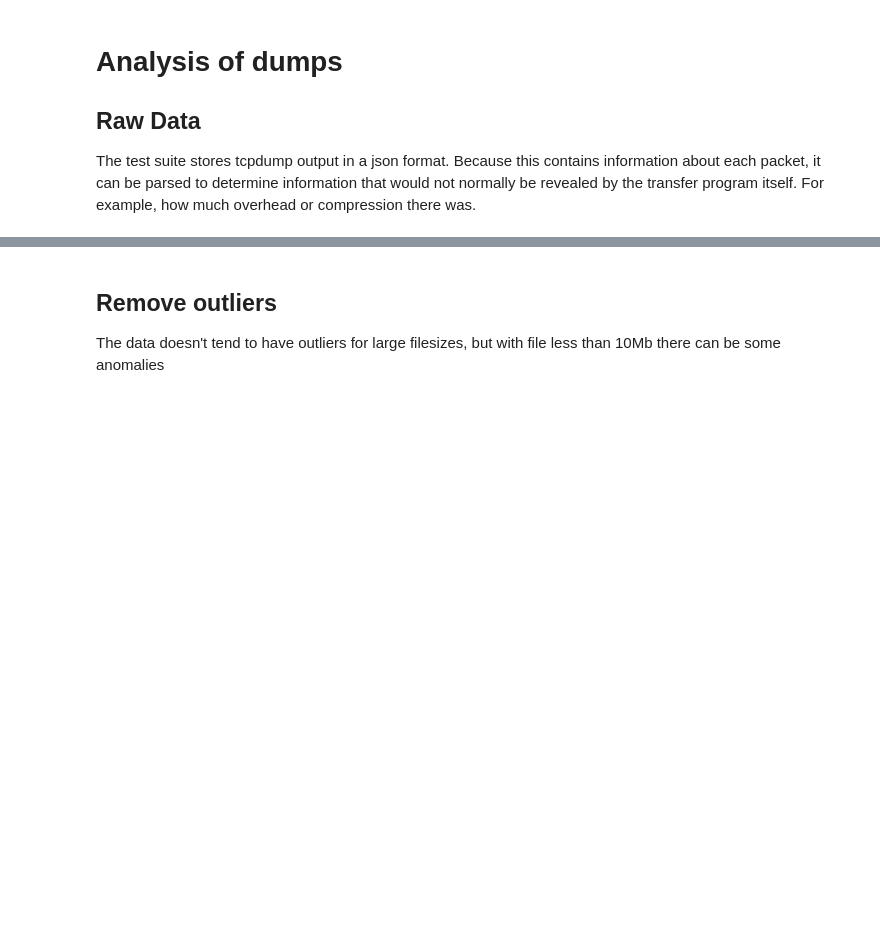
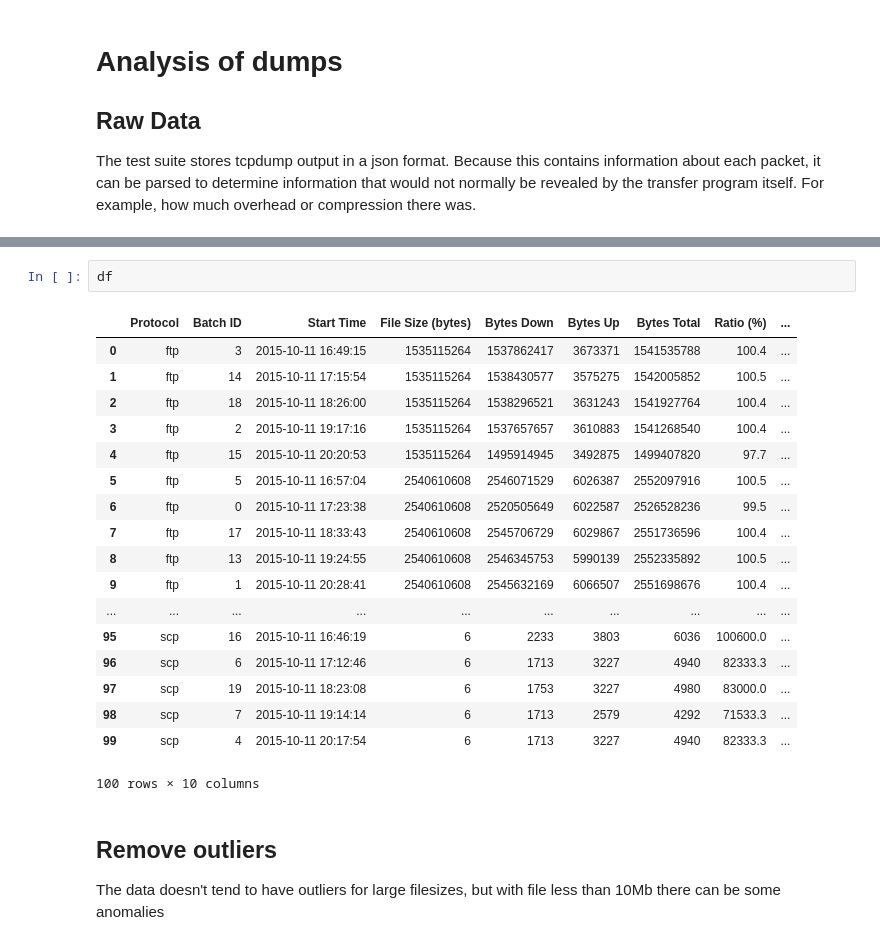
Before and after one commit to rsignell-usgs/bigbinf, a Jupyter notebook: protocol_testbed/analysis.ipynb, the cells around one changed output, grey strips where cells are left out. Drawn from its saved outputs; the diff is of its cells as text; blank space fills up the shorter version.

```diff
--- a/protocol_testbed/analysis.ipynb
+++ b/protocol_testbed/analysis.ipynb
@@ -17,3 +36,24 @@ df, ids = organize_dumps(dumps)
+# %%
+df
+# %% [output]
+|  | Protocol | Batch ID | Start Time | File Size (bytes) | Bytes Down | Bytes Up | Bytes Total | Ratio (%) | ... |
+| 0 | ftp | 3 | 2015-10-11 16:49:15 | 1535115264 | 1537862417 | 3673371 | 1541535788 | 100.4 | ... |
+| 1 | ftp | 14 | 2015-10-11 17:15:54 | 1535115264 | 1538430577 | 3575275 | 1542005852 | 100.5 | ... |
+| 2 | ftp | 18 | 2015-10-11 18:26:00 | 1535115264 | 1538296521 | 3631243 | 1541927764 | 100.4 | ... |
+| 3 | ftp | 2 | 2015-10-11 19:17:16 | 1535115264 | 1537657657 | 3610883 | 1541268540 | 100.4 | ... |
+| 4 | ftp | 15 | 2015-10-11 20:20:53 | 1535115264 | 1495914945 | 3492875 | 1499407820 | 97.7 | ... |
+| 5 | ftp | 5 | 2015-10-11 16:57:04 | 2540610608 | 2546071529 | 6026387 | 2552097916 | 100.5 | ... |
+| 6 | ftp | 0 | 2015-10-11 17:23:38 | 2540610608 | 2520505649 | 6022587 | 2526528236 | 99.5 | ... |
+| 7 | ftp | 17 | 2015-10-11 18:33:43 | 2540610608 | 2545706729 | 6029867 | 2551736596 | 100.4 | ... |
+| 8 | ftp | 13 | 2015-10-11 19:24:55 | 2540610608 | 2546345753 | 5990139 | 2552335892 | 100.5 | ... |
+| 9 | ftp | 1 | 2015-10-11 20:28:41 | 2540610608 | 2545632169 | 6066507 | 2551698676 | 100.4 | ... |
+| ... | ... | ... | ... | ... | ... | ... | ... | ... | ... |
+| 95 | scp | 16 | 2015-10-11 16:46:19 | 6 | 2233 | 3803 | 6036 | 100600.0 | ... |
+| 96 | scp | 6 | 2015-10-11 17:12:46 | 6 | 1713 | 3227 | 4940 | 82333.3 | ... |
+| 97 | scp | 19 | 2015-10-11 18:23:08 | 6 | 1753 | 3227 | 4980 | 83000.0 | ... |
+| 98 | scp | 7 | 2015-10-11 19:14:14 | 6 | 1713 | 2579 | 4292 | 71533.3 | ... |
+| 99 | scp | 4 | 2015-10-11 20:17:54 | 6 | 1713 | 3227 | 4940 | 82333.3 | ... |
+100 rows × 10 columns
 # %% [markdown]
 ## Remove outliers
 The data doesn't tend to have outliers for large filesizes, but with file less than 10Mb there can be some anomalies
```
Also changed, not shown: parts of 8 cells of this notebook, 2 other files.
